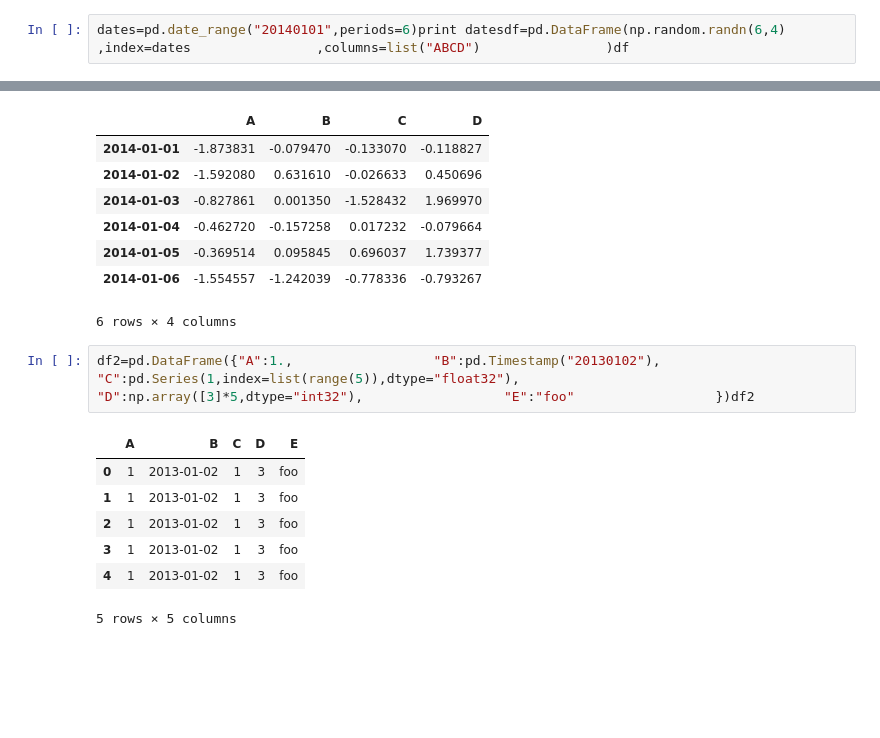
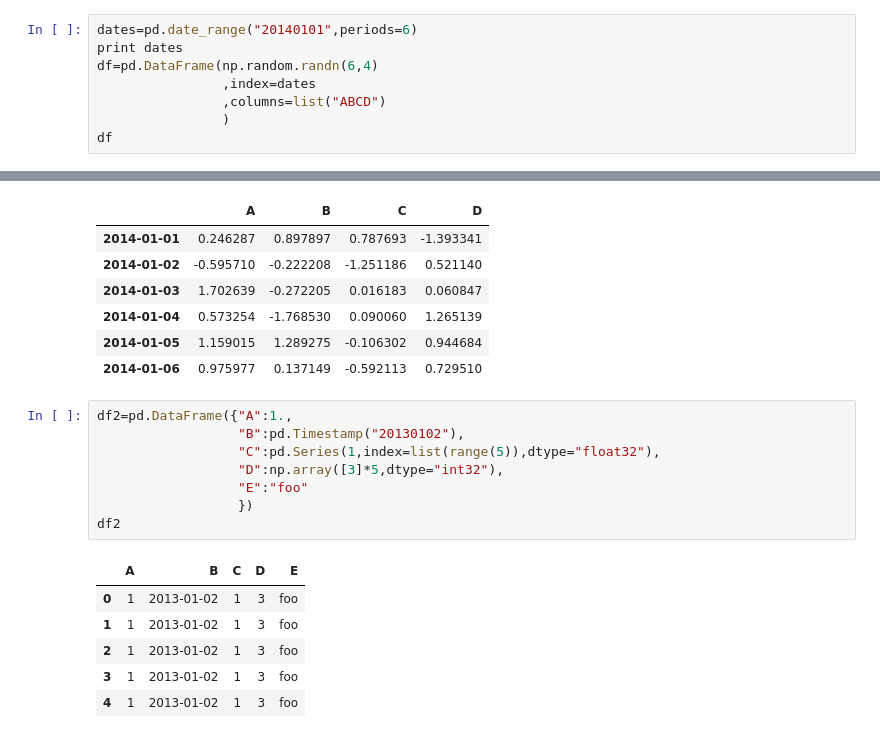
Before and after one commit to hhland/pylab-notebook, a Jupyter notebook: pandas/10 Minutes to Pandas.ipynb, the cells around one changed output, grey strips where cells are left out. Cells and saved outputs as stored; diff of their text form; blank space fills up the shorter version.

```diff
--- a/pandas/10 Minutes to Pandas.ipynb
+++ b/pandas/10 Minutes to Pandas.ipynb
@@ -7,3 +18,9 @@ s=pd.Series([1,3,5,np.nan,6,8])s
 # %%
-dates=pd.date_range("20140101",periods=6)print datesdf=pd.DataFrame(np.random.randn(6,4)                ,index=dates                ,columns=list("ABCD")                )df
+dates=pd.date_range("20140101",periods=6)
+print dates
+df=pd.DataFrame(np.random.randn(6,4)
+                ,index=dates
+                ,columns=list("ABCD")
+                )
+df
 # %% [output]
@@ -11,13 +30,18 @@ dates=pd.date_range("20140101",periods=6)print datesdf=pd.DataFrame(np.random.ra
 |  | A | B | C | D |
-| 2014-01-01 | -1.873831 | -0.079470 | -0.133070 | -0.118827 |
-| 2014-01-02 | -1.592080 | 0.631610 | -0.026633 | 0.450696 |
-| 2014-01-03 | -0.827861 | 0.001350 | -1.528432 | 1.969970 |
-| 2014-01-04 | -0.462720 | -0.157258 | 0.017232 | -0.079664 |
-| 2014-01-05 | -0.369514 | 0.095845 | 0.696037 | 1.739377 |
-| 2014-01-06 | -1.554557 | -1.242039 | -0.778336 | -0.793267 |
+| 2014-01-01 | 0.246287 | 0.897897 | 0.787693 | -1.393341 |
+| 2014-01-02 | -0.595710 | -0.222208 | -1.251186 | 0.521140 |
+| 2014-01-03 | 1.702639 | -0.272205 | 0.016183 | 0.060847 |
+| 2014-01-04 | 0.573254 | -1.768530 | 0.090060 | 1.265139 |
+| 2014-01-05 | 1.159015 | 1.289275 | -0.106302 | 0.944684 |
+| 2014-01-06 | 0.975977 | 0.137149 | -0.592113 | 0.729510 |
-6 rows × 4 columns
 # %%
-df2=pd.DataFrame({"A":1.,                  "B":pd.Timestamp("20130102"),                  "C":pd.Series(1,index=list(range(5)),dtype="float32"),                  "D":np.array([3]*5,dtype="int32"),                  "E":"foo"                  })df2
+df2=pd.DataFrame({"A":1.,
+                  "B":pd.Timestamp("20130102"),
+                  "C":pd.Series(1,index=list(range(5)),dtype="float32"),
+                  "D":np.array([3]*5,dtype="int32"),
+                  "E":"foo"
+                  })
+df2
 # %% [output]
 |  | A | B | C | D | E |
 | 0 | 1 | 2013-01-02 | 1 | 3 | foo |
@@ -25,4 +49,3 @@ df2=pd.DataFrame({"A":1.,                  "B":pd.Timestamp("20130102"),
 | 2 | 1 | 2013-01-02 | 1 | 3 | foo |
 | 3 | 1 | 2013-01-02 | 1 | 3 | foo |
 | 4 | 1 | 2013-01-02 | 1 | 3 | foo |
-5 rows × 5 columns
```
Also changed, not shown: parts of 53 cells of this notebook, 10 other files.
